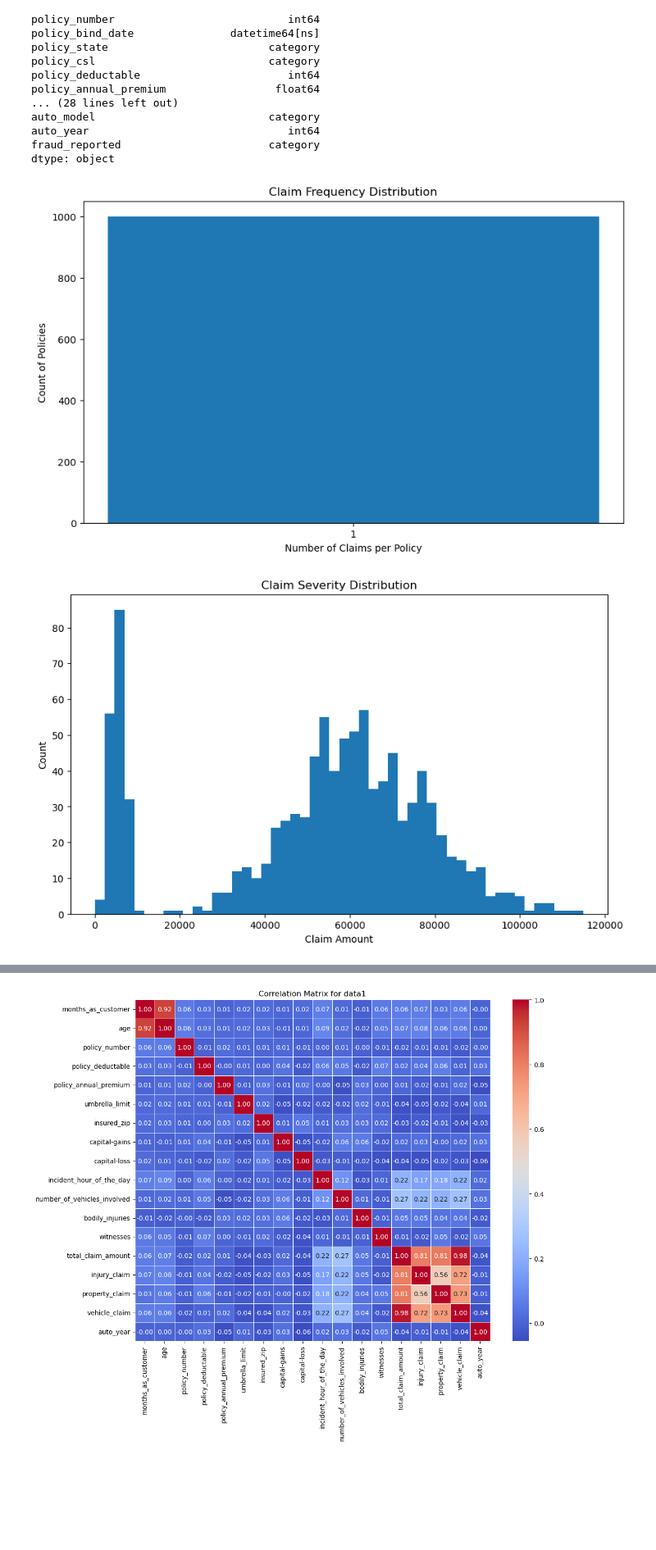
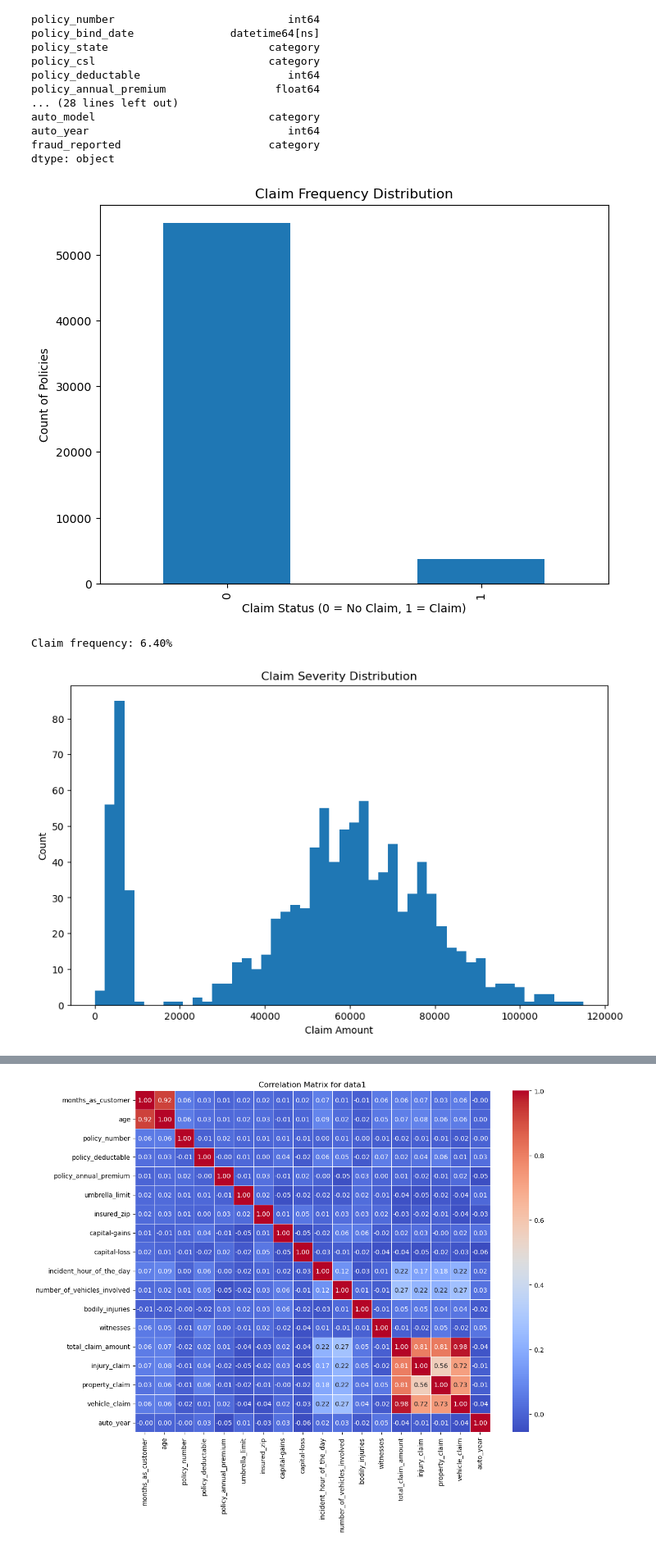
Before and after one commit to whitneysdata/insurance-claims-modelling, a Jupyter notebook: notebooks/01_data_cleaning_eda.ipynb, the cells around one changed output, grey strips where cells are left out. Shown at 82% size. Drawn from its saved outputs; the diff is of its cells as text; code cells hidden in the pictures; blank space fills up the shorter version.

Commit message:
Completed data cleaning and EDA

```diff
--- a/notebooks/01_data_cleaning_eda.ipynb
+++ b/notebooks/01_data_cleaning_eda.ipynb
@@ -185,34 +185,26 @@ dtype: object
 # %%
 #Basic exploratory data analysis (EDA)
 
-# Plot frequency distribution (data1)
-# Count claims per policy
-claim_frequency = data1.groupby('policy_number').size().reset_index(name='claim_count')
+#Claim frequency analysis using data2
+plt.figure(figsize=(8, 6))
+data2['claim_status'].value_counts().plot(kind='bar')
+plt.title("Claim Frequency Distribution")
+plt.xlabel("Claim Status (0 = No Claim, 1 = Claim)")
+plt.ylabel("Count of Policies")
+plt.show()
 
-plt.figure(figsize=(10, 6))
-plt.hist(claim_frequency['claim_count'], bins=range(1, claim_frequency['claim_count'].max() + 2), align='left')
-plt.title("Claim Frequency Distribution")
-plt.xlabel("Number of Claims per Policy")
-plt.ylabel("Count of Policies")
-plt.xticks(range(1, claim_frequency['claim_count'].max() + 1))
-plt.show()
+#Calculate overall claim frequency percentage
+claim_frequency = data2['claim_status'].mean() * 100
+print(f"Claim frequency: {claim_frequency:.2f}%")
 
 # plot severity distribution (data1)
 plt.figure(figsize=(10, 6))
 plt.hist(data1['total_claim_amount'], bins=50)
 plt.title("Claim Severity Distribution")
 plt.xlabel("Claim Amount")
 plt.ylabel("Count")
 plt.show()
-
-
-# target distribution (data2)
-plt.figure(figsize=(8, 6))
-data2['claim_status'].value_counts().plot(kind='bar')
-plt.title("Target Variable Distribution for ML Model")
-plt.xlabel("Claim Status")
-plt.ylabel("Count")
-plt.show()
 # %% [output]
-[figure, old version]
+[figure, new version]
+Claim frequency: 6.40%
 [figure]
```
Also changed, not shown: parts of 1 cell of this notebook, 2 other files.
